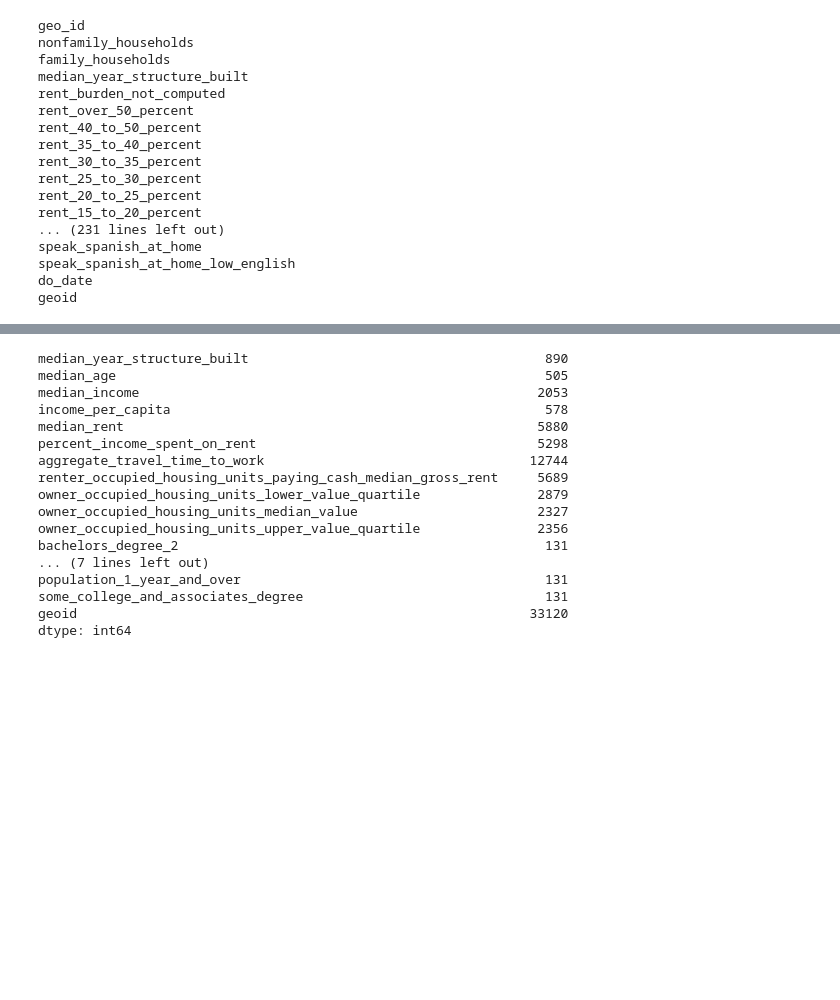
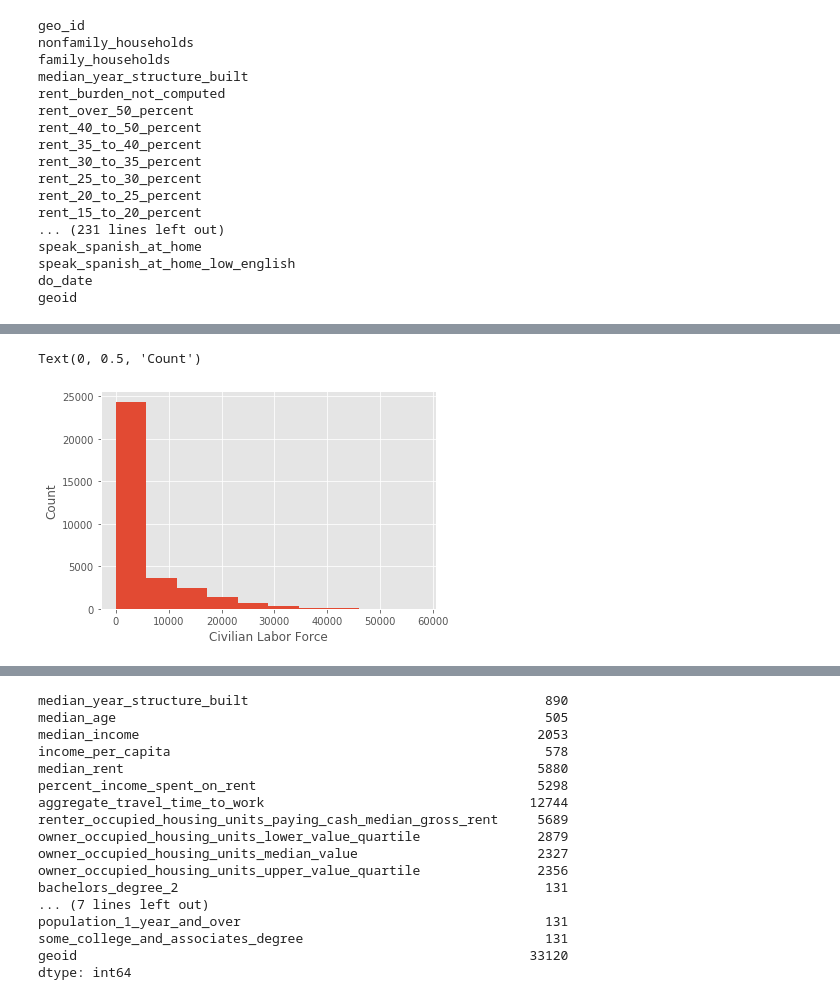
Before and after one commit to Yukti-K/7Park, a Jupyter notebook: Juan/Capstone_IdentifyFeatures.ipynb, the cells around one changed output, grey strips where cells are left out. Cells and saved outputs as stored; diff of their text form; code cells hidden in the pictures; blank space fills up the shorter version.

```diff
--- a/Juan/Capstone_IdentifyFeatures.ipynb
+++ b/Juan/Capstone_IdentifyFeatures.ipynb
@@ -101,0 +97,7 @@ plt.hist(zip_codes_2015["employed_information"].astype(int))
+# %%
+plt.hist(zip_codes_2015["civilian_labor_force"].astype(int));
+plt.xlabel("Civilian Labor Force")
+plt.ylabel("Count")
+# %% [output]
+Text(0, 0.5, 'Count')
+[figure, added]
```
Also changed, not shown: parts of 21 cells of this notebook.
